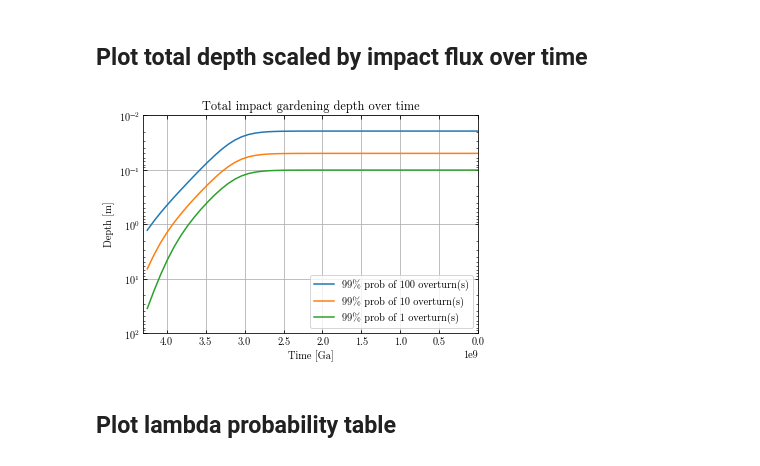
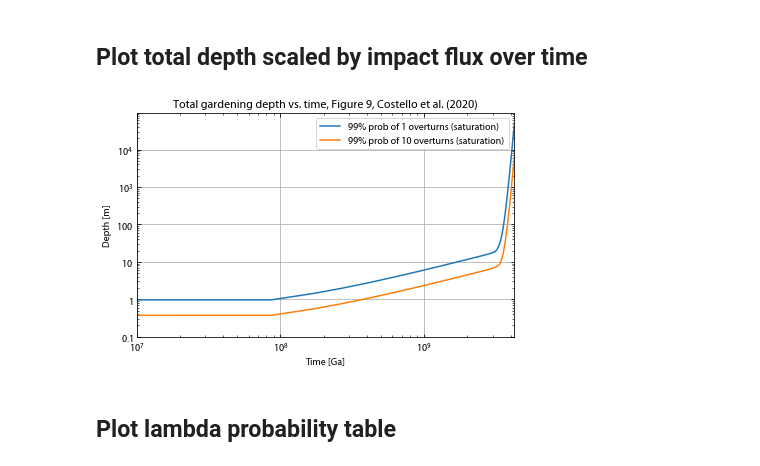
Before and after one commit to cjtu/moonpies, a Jupyter notebook: notebooks/overturn_figs.ipynb, the cells around one changed output. Cells and saved outputs as stored; diff of their text form; code cells hidden in the pictures.

Commit message:
Changes to costello overturn str / grav. Still buggy

```diff
--- a/notebooks/overturn_figs.ipynb
+++ b/notebooks/overturn_figs.ipynb
@@ -124,23 +71,27 @@ plt.show()
 # %%
 time_arr = np.linspace(cfg.timestart, 0)
 new_cfg = default_config.Cfg()
-new_cfg.overturn_prob_pct = '99%'
 
-for n in (100, 10, 1):
+new_cfg.overturn_prob = 0.99
+for n in (1, 10):
     new_cfg.n_overturn = n
-    od = mm.total_overturn_depth(time_arr, new_cfg)
-    plt.semilogy(time_arr, od, label=f'99% prob of {n} overturn(s)')
-plt.title('Total impact gardening depth over time')
-plt.ylim(100, 1e-2)
-plt.xlim(4.3e9, 0)
+    od = mm.overturn_depth_costello_time(time_arr, new_cfg)
+
+    # Accumulate gardening at each timestep
+    od_cumu = np.cumsum(od[::-1])[::-1]
+    satstr = 'equilibrium' if prob == 0.02 else 'saturation'
+    label = f'{prob:.0%} prob of {n} overturns ({satstr})'
+    plt.loglog(time_arr, od_cumu, label=label)
+plt.title('Total gardening depth vs. time, Figure 9, Costello et al. (2020)')
+# plt.ylim(1e-1, 1e4)
+plt.xlim(1e7, 4.2e9)
 plt.ylabel('Depth [m]')
 plt.xlabel('Time [Ga]')
 plt.legend()
-plt.savefig('/home/cjtu/projects/moonpies/figs/total_overturn_depth.png',
-            bbox_inches='tight', dpi=300)
+# plt.savefig('/home/cjtu/projects/moonpies/figs/total_overturn_depth.png', bbox_inches='tight', dpi=300)
 plt.show()
 # %% [output]
-[figure, old version]
+[figure, new version]
 # %% [markdown]
 ## Plot lambda probability table
 # %%
```
Also changed, not shown: parts of 5 cells of this notebook, 2 other files.
